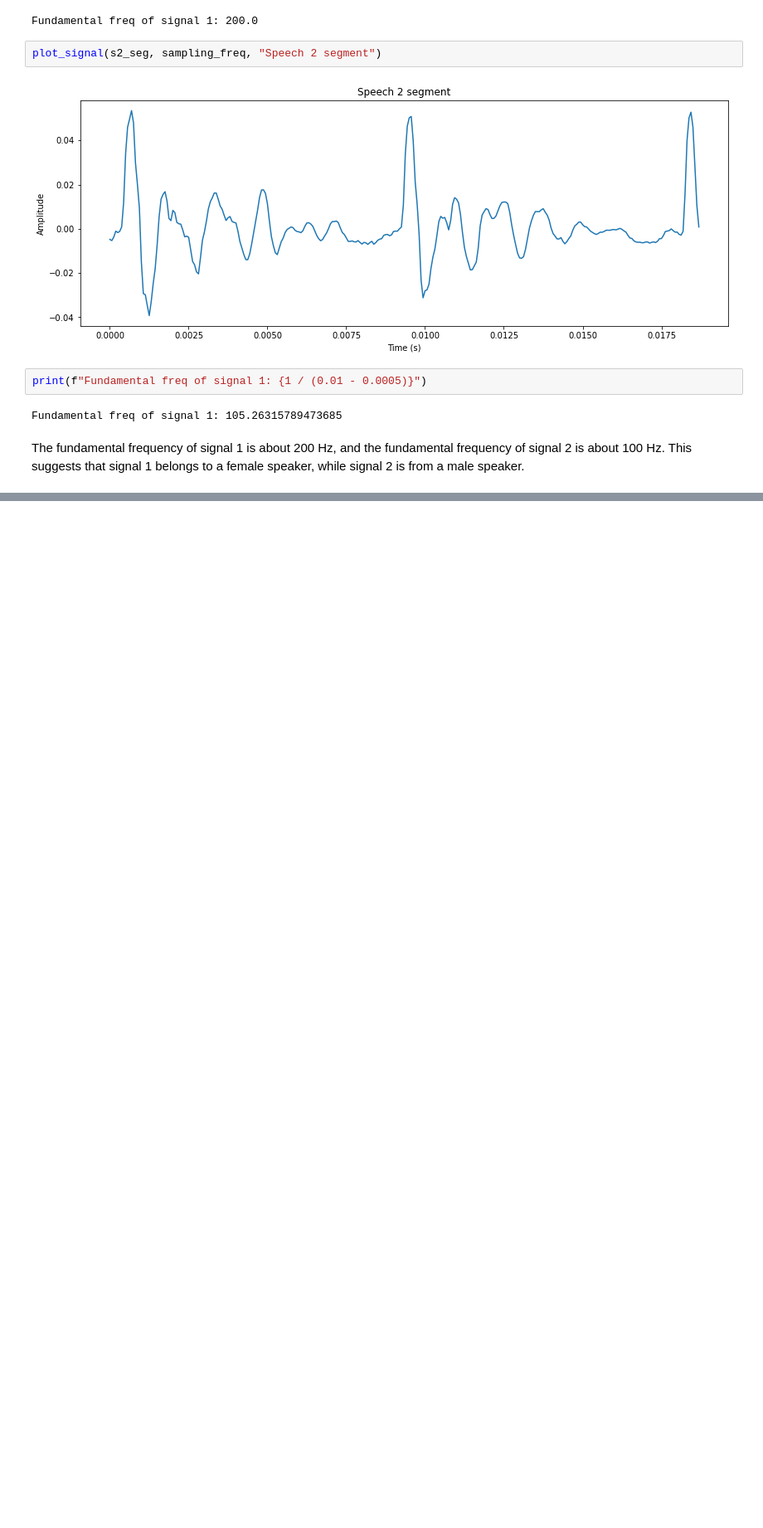
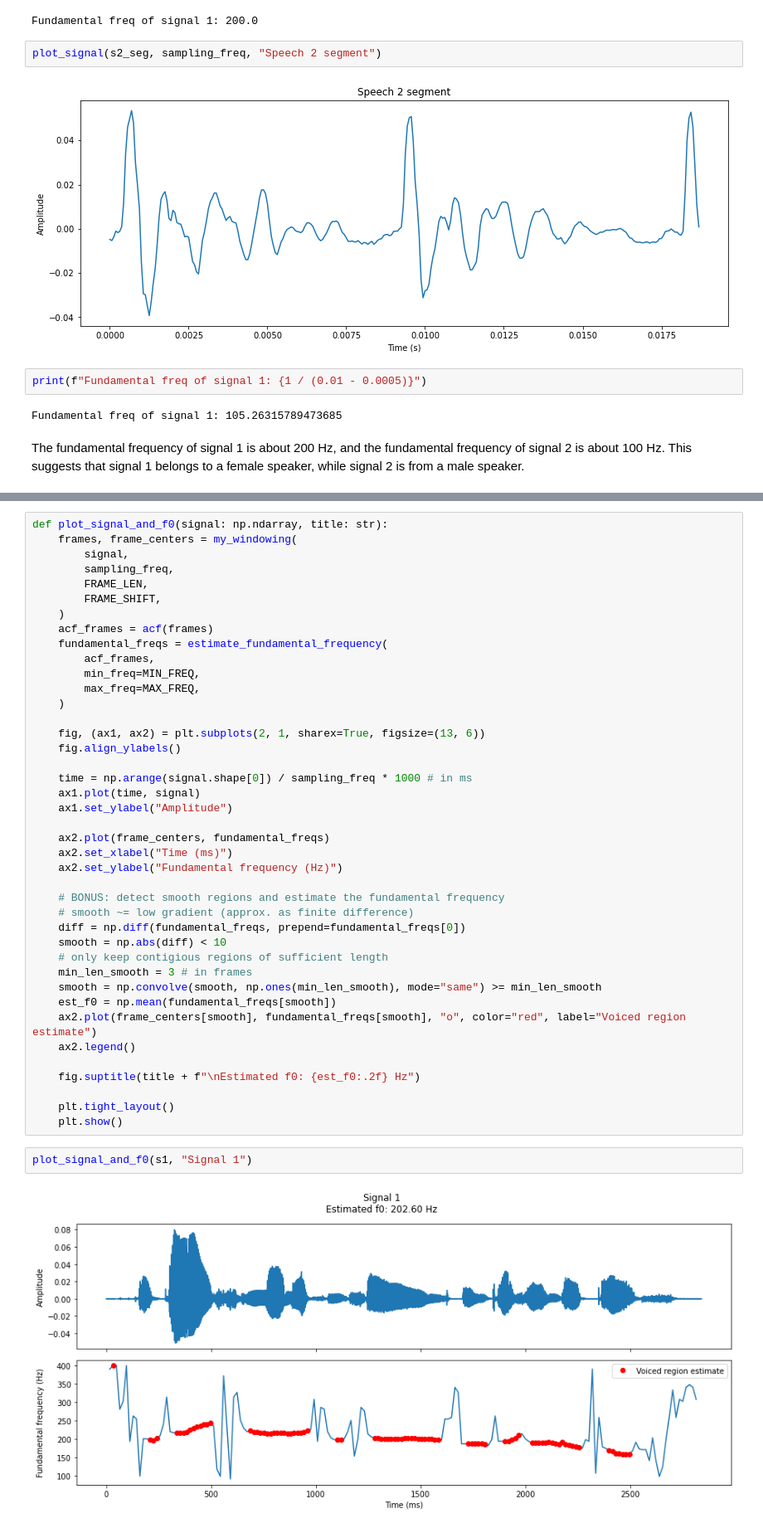
Before and after one commit to iibrahimli/ssp_sose2023, a Jupyter notebook: Exercise1/exercise1.ipynb, the cells around one changed output, grey strips where cells are left out. Shown: that part at 83% size. Cells and saved outputs as stored; diff of their text form; blank space fills up the shorter version.

```diff
--- a/Exercise1/exercise1.ipynb
+++ b/Exercise1/exercise1.ipynb
@@ -71,0 +149,45 @@ The fundamental frequency of signal 1 is about 200 Hz, and the fundamental frequ
+# %%
+def plot_signal_and_f0(signal: np.ndarray, title: str):
+    frames, frame_centers = my_windowing(
+        signal,
+        sampling_freq,
+        FRAME_LEN,
+        FRAME_SHIFT,
+    )
+    acf_frames = acf(frames)
+    fundamental_freqs = estimate_fundamental_frequency(
+        acf_frames,
+        min_freq=MIN_FREQ,
+        max_freq=MAX_FREQ,
+    )
+
+    fig, (ax1, ax2) = plt.subplots(2, 1, sharex=True, figsize=(13, 6))
+    fig.align_ylabels()
+
+    time = np.arange(signal.shape[0]) / sampling_freq * 1000 # in ms
+    ax1.plot(time, signal)
+    ax1.set_ylabel("Amplitude")
+
+    ax2.plot(frame_centers, fundamental_freqs)
+    ax2.set_xlabel("Time (ms)")
+    ax2.set_ylabel("Fundamental frequency (Hz)")
+
+    # BONUS: detect smooth regions and estimate the fundamental frequency
+    # smooth ~= low gradient (approx. as finite difference)
+    diff = np.diff(fundamental_freqs, prepend=fundamental_freqs[0])
+    smooth = np.abs(diff) < 10
+    # only keep contigious regions of sufficient length
+    min_len_smooth = 3 # in frames
+    smooth = np.convolve(smooth, np.ones(min_len_smooth), mode="same") >= min_len_smooth
+    est_f0 = np.mean(fundamental_freqs[smooth])
+    ax2.plot(frame_centers[smooth], fundamental_freqs[smooth], "o", color="red", label="Voiced region estimate")
+    ax2.legend()
+
+    fig.suptitle(title + f"\nEstimated f0: {est_f0:.2f} Hz")
+
+    plt.tight_layout()
+    plt.show()
+# %%
+plot_signal_and_f0(s1, "Signal 1")
+# %% [output]
+[figure, added]
```
Also changed, not shown: parts of 22 cells of this notebook.
